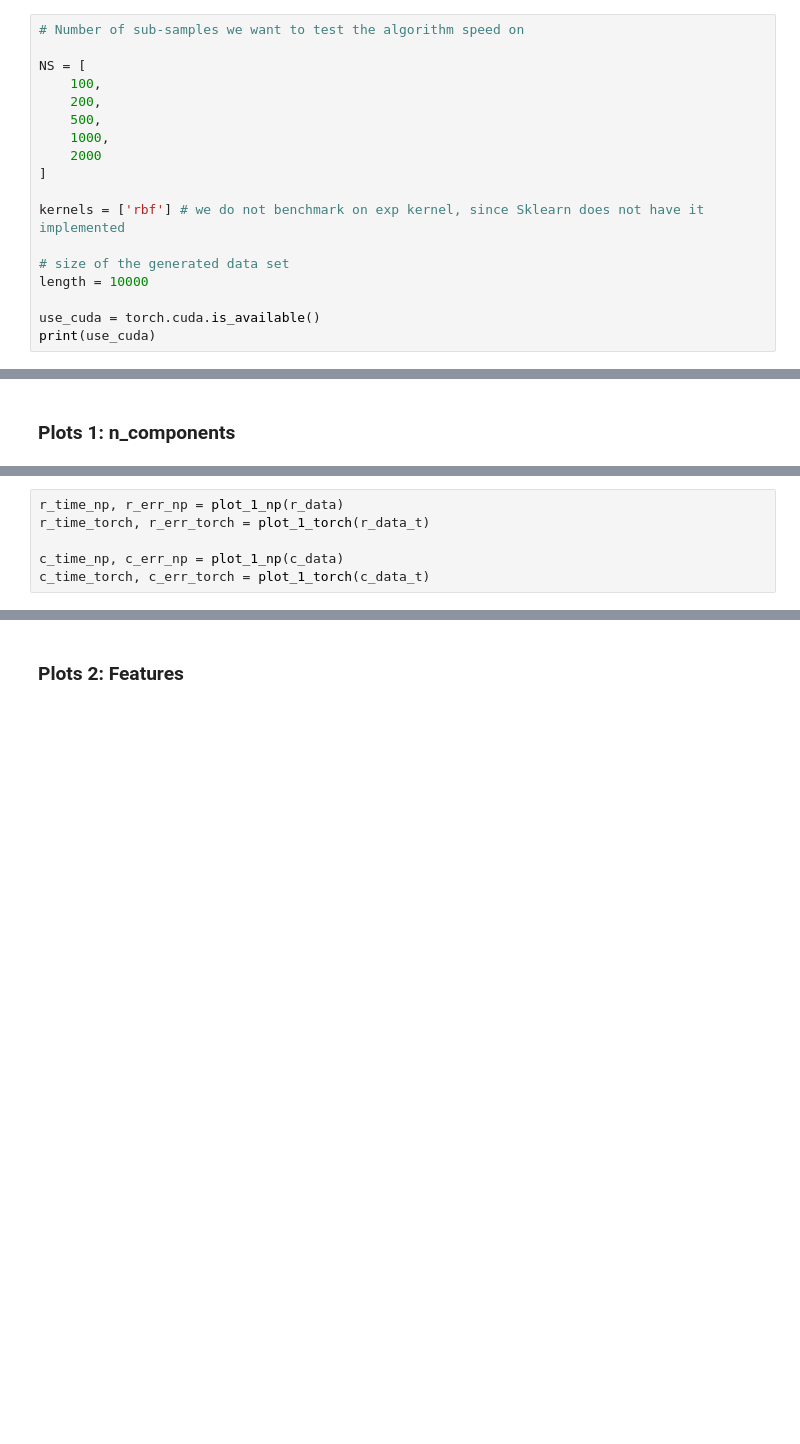
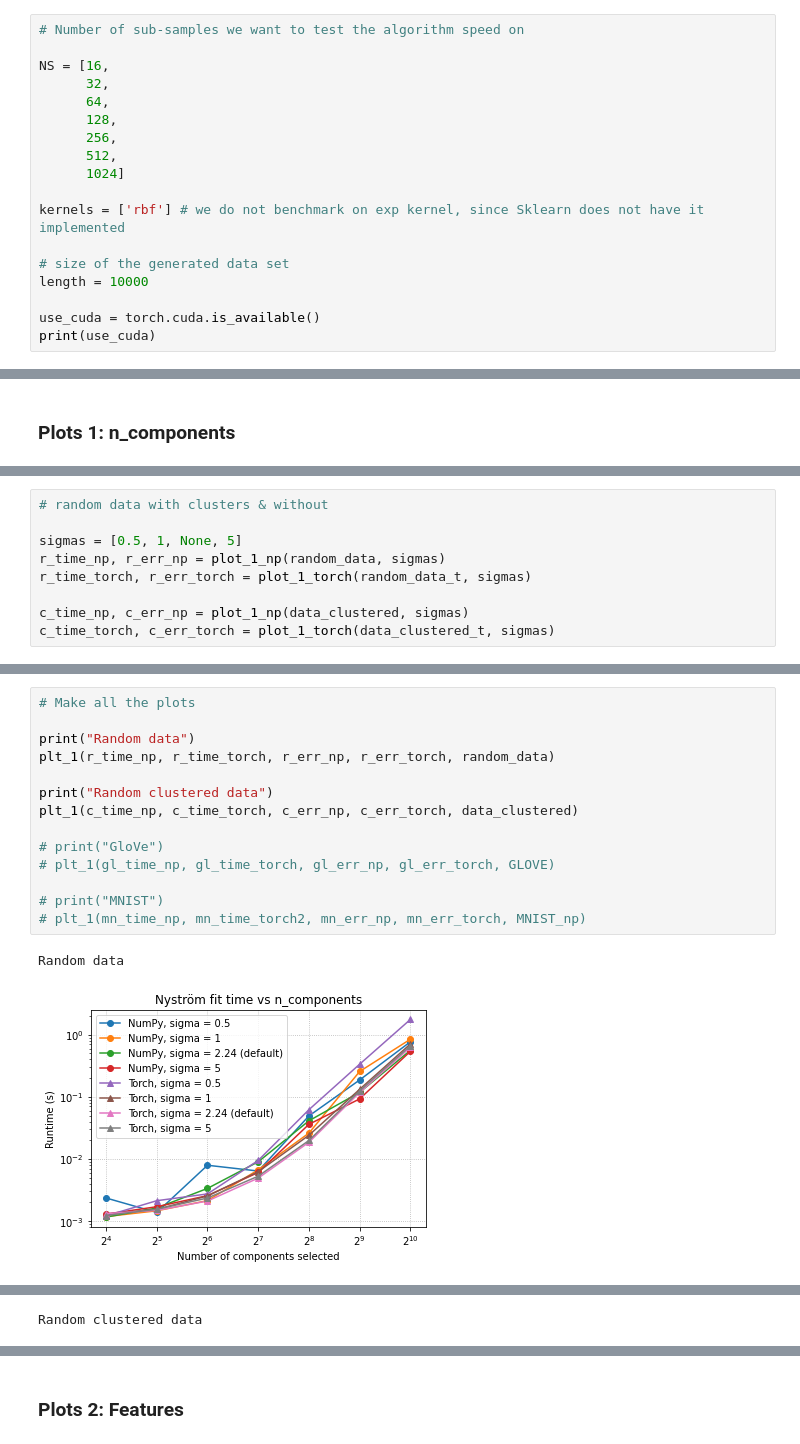
Before and after one commit to huddyyeo/keops_project, a Jupyter notebook: Nystrom_work/Nystrom_benchmarking.ipynb, the cells around one changed output, grey strips where cells are left out. Saved outputs shown, nothing was run; the diff lists cells and outputs as text; blank space fills up the shorter version.

```diff
--- a/Nystrom_work/Nystrom_benchmarking.ipynb
+++ b/Nystrom_work/Nystrom_benchmarking.ipynb
@@ -55,13 +65,13 @@ import h5py
 # %%
 # Number of sub-samples we want to test the algorithm speed on
 
-NS = [
-    100,
-    200,
-    500,
-    1000,
-    2000
-]
+NS = [16,
+      32,
+      64,
+      128,
+      256,
+      512,
+      1024]
 
 kernels = ['rbf'] # we do not benchmark on exp kernel, since Sklearn does not have it implemented
 
@@ -172,6 +230,9 @@ def plot_1_np(data):
 # %%
-r_time_np, r_err_np = plot_1_np(r_data)
-r_time_torch, r_err_torch = plot_1_torch(r_data_t)
+# random data with clusters & without
 
-c_time_np, c_err_np = plot_1_np(c_data)
-c_time_torch, c_err_torch = plot_1_torch(c_data_t)
+sigmas = [0.5, 1, None, 5]
+r_time_np, r_err_np = plot_1_np(random_data, sigmas)
+r_time_torch, r_err_torch = plot_1_torch(random_data_t, sigmas)
+
+c_time_np, c_err_np = plot_1_np(data_clustered, sigmas)
+c_time_torch, c_err_torch = plot_1_torch(data_clustered_t, sigmas)
@@ -223,0 +253,17 @@ plt.show()
+# %%
+# Make all the plots
+
+print("Random data")
+plt_1(r_time_np, r_time_torch, r_err_np, r_err_torch, random_data)
+
+print("Random clustered data")
+plt_1(c_time_np, c_time_torch, c_err_np, c_err_torch, data_clustered)
+
+# print("GloVe")
+# plt_1(gl_time_np, gl_time_torch, gl_err_np, gl_err_torch, GLOVE)
+
+# print("MNIST")
+# plt_1(mn_time_np, mn_time_torch2, mn_err_np, mn_err_torch, MNIST_np)
+# %% [output]
+Random data
+[figure, added]
@@ -223,0 +271 @@ plt.show()
+Random clustered data
```
Also changed, not shown: parts of 35 cells of this notebook.
